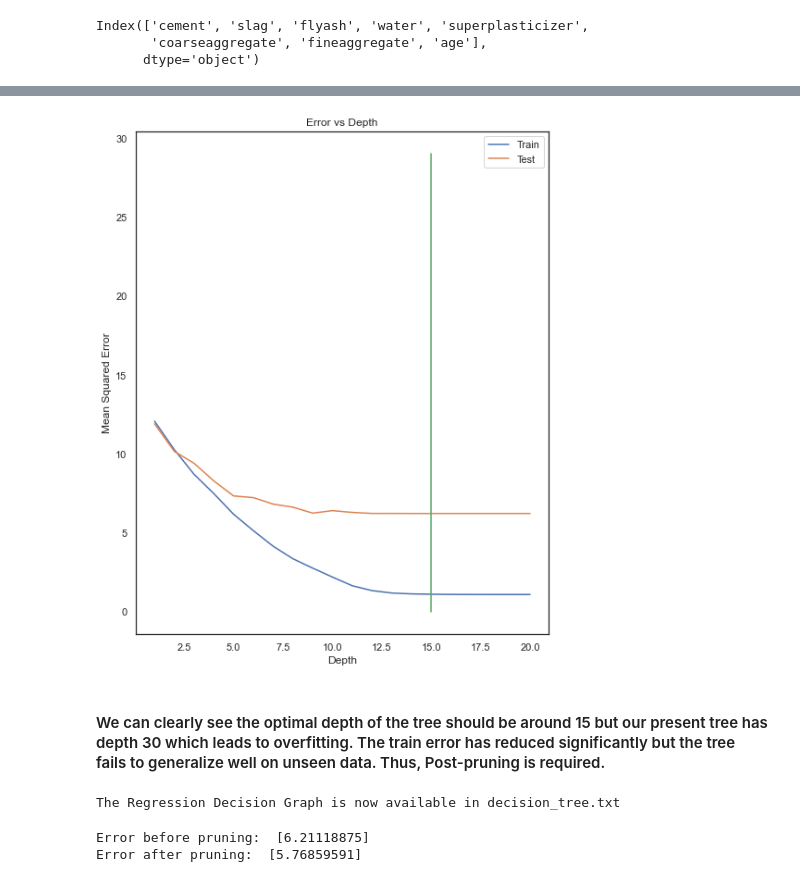
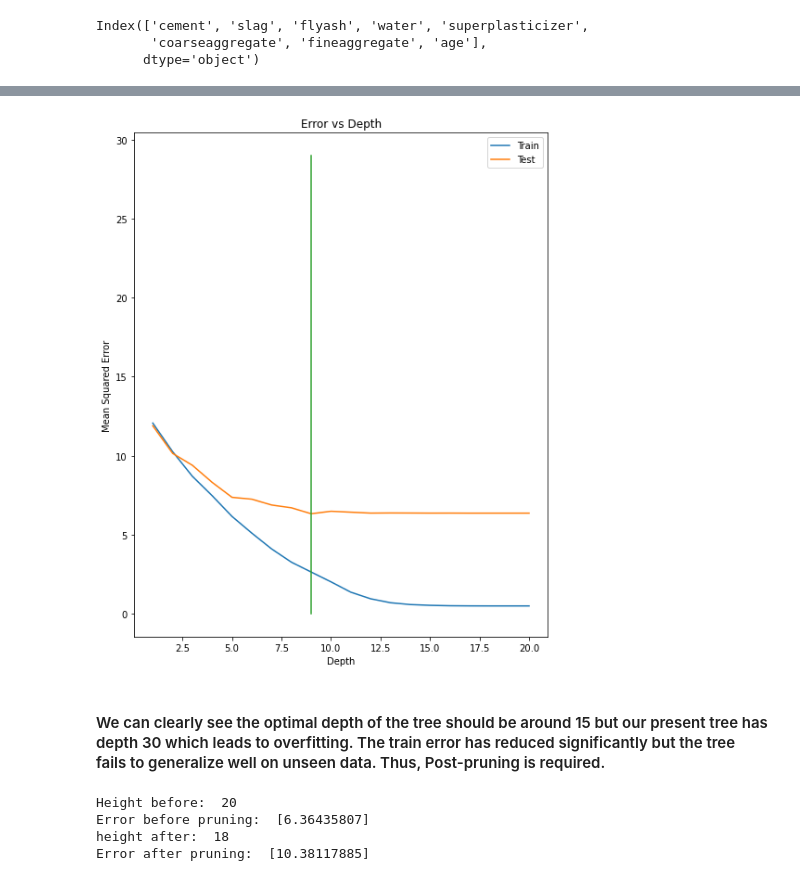
Before and after one commit to saransh03sharma/ML-22, a Jupyter notebook: Assignments/A1/B-Tree.ipynb, the cells around one changed output, grey strips where cells are left out. Drawn from its saved outputs; the diff is of its cells as text; code cells hidden in the pictures.

```diff
--- a/Assignments/A1/B-Tree.ipynb
+++ b/Assignments/A1/B-Tree.ipynb
@@ -145,7 +49,0 @@ plt.xticks(rotation=45);
-# %%
-plt.figure(figsize=(25,25))
-sns.set(style="white")
-df = X.loc[:,['cement','slag','flyash','water','superplasticizer','coarseaggregate','fineaggregate','age']]
-g = sns.PairGrid(df, diag_sharey=False,corner=True);
-g.map_lower(sns.regplot,scatter_kws={"color": "red"}, line_kws={"color": "black"});
-g.map_diag(sns.kdeplot, lw=3);
@@ -361,7 +240,7 @@ class RegressionTree():
             y_pred = [self.predict(x,root) for x in X_test]#make predictions on the new tree
 
             #base condition
-            if (mean_error(y_pred,y_test,X_test.shape[0])) <= min(error):#if the tree is succesful in reducing the error
+            if (mean_error(y_pred,y_test,X_test.shape[0])) <= min(error) or (find_height(root)<height and mean_error(y_pred,y_test,X_test.shape[0])<= min(error)+5):#if the tree is succesful in reducing the error
                 error.append(mean_error(y_pred,y_test,X_test.shape[0]))
                 changenode(root,decision_tree,None,None,self.cal_leaf_node(y))
                 num = num_nodes(root)
@@ -376,7 +255,7 @@ class RegressionTree():
 
                 #in case truncating the branch doesn't help
                 decision_tree.leaf_value=None
-
+                changenode(root,decision_tree,decision_tree.child_left,decision_tree.child_right,None)
                 leftn = decision_tree.child_left
                 rightn = decision_tree.child_right
 
@@ -455,7 +334,7 @@ for i in range(10): #repeat for 10 splits
     d_test_x = d_test.iloc[:,:-1].values#set test data feature matrix
     d_test_y = d_test.iloc[:,-1].values.reshape(-1,1)#set test data output label
 
-    regress_tree = RegressionTree(minimum_samples=3)#construct a regression tree of depth 30(arbitarily large to allow best tree depending upon training set)
+    regress_tree = RegressionTree(minimum_samples=1)#construct a regression tree of depth 30(arbitarily large to allow best tree depending upon training set)
     regress_tree.fit_model(d_train_x,d_train_y)
     y_pred_train = [regress_tree.predict(x,regress_tree.root)  for x in d_train_x]#construct the predicted output variable vector
 
@@ -478,11 +357,11 @@ data_test_y = dataset_test.iloc[:,-1].values.reshape(-1,1) #extract test data ta
 # %%
 train = [] #to store training errors
 test = [] #to store test error
-
+nod = []
 for i in range(1,21):
-    regress_tree = RegressionTree(minimum_samples=3, max_depth=i)
+    regress_tree = RegressionTree(minimum_samples=1, max_depth=i)
     regress_tree.fit_model_depth(data_train_x,data_train_y)#train a tree of heights 1 to 30
-
+    nod.append(num_nodes(regress_tree.root))
     y_pred_train = [regress_tree.predict(x,regress_tree.root) for x in data_train_x] #calculate training error
     train.append(mean_error(y_pred_train,data_train_y,data_train_x.shape[0]))
 
@@ -502,15 +418,15 @@ plt.legend(['Train','Test']);
 # %%
 fig = plt.figure(figsize = (8,10))
 x = [i for i in range(1,21)] # plot how test and training error vary with depth of the tree
 plt.plot(x,train);
 plt.plot(x,test);
-plt.plot(np.full((30,1),15),np.arange(0,30))
+plt.plot(np.full((30,1),9),np.arange(0,30))
 plt.xlabel("Depth");
 plt.ylabel("Mean Squared Error");
 plt.title("Error vs Depth");
 plt.legend(['Train','Test']);
 # %% [output]
-[figure, old version]
+[figure, new version]
 # %% [markdown]
 #### We can clearly see the optimal depth of the tree should be around 15 but our present tree has depth 30 which leads to overfitting. The train error has reduced significantly but the tree fails to generalize well on unseen data. Thus, Post-pruning is required.
 # %%
@@ -529,19 +445,6 @@ regress_tree.fit_model(data_train_x,data_train_y)#train a tree of heights 30
 
 y_original = [regress_tree.predict(x,regress_tree.root) for x in data_test_x] #calculate test error
 err = mean_error(y_original,data_test_y,data_test_x.shape[0])
-# %%
-import sys
-
-print('The Regression Decision Graph is now available in decision_tree.txt')
-
-original_stdout = sys.stdout #original standard output
-
-with open('decision_tree.txt', 'w') as f:
-    sys.stdout = f # standard output to the file
-    printtree(regress_tree.root)
-    sys.stdout = original_stdout # Reset the standard output
-# %% [output]
-The Regression Decision Graph is now available in decision_tree.txt
 # %%
 tree = regress_tree.root
 X = dataset_test.iloc[:,:-1].values
@@ -550,14 +453,18 @@ dataset = np.concatenate((X, y), axis=1)
 
 d=[]
 err=[err]
+print("Height before: ",find_height(regress_tree.root))
 pruned = regress_tree.post_pruning(regress_tree.root,tree,err,d,dataset)
 
 
 print("Error before pruning: ",mean_error(y_original,data_test_y,data_test_x.shape[0]))
+print("height after: ", find_height(pruned))
 
 y_pred_test = [regress_tree.predict(data = x,decision_tree=pruned) for x in data_test_x]
 
 print("Error after pruning: ",mean_error(y_pred_test,data_test_y,data_test_x.shape[0]))
 # %% [output]
-Error before pruning:  [6.21118875]
-Error after pruning:  [5.76859591]
+Height before:  20
+Error before pruning:  [6.36435807]
+height after:  18
+Error after pruning:  [10.38117885]
```
Also changed, not shown: parts of 29 cells of this notebook, 5 other files.
